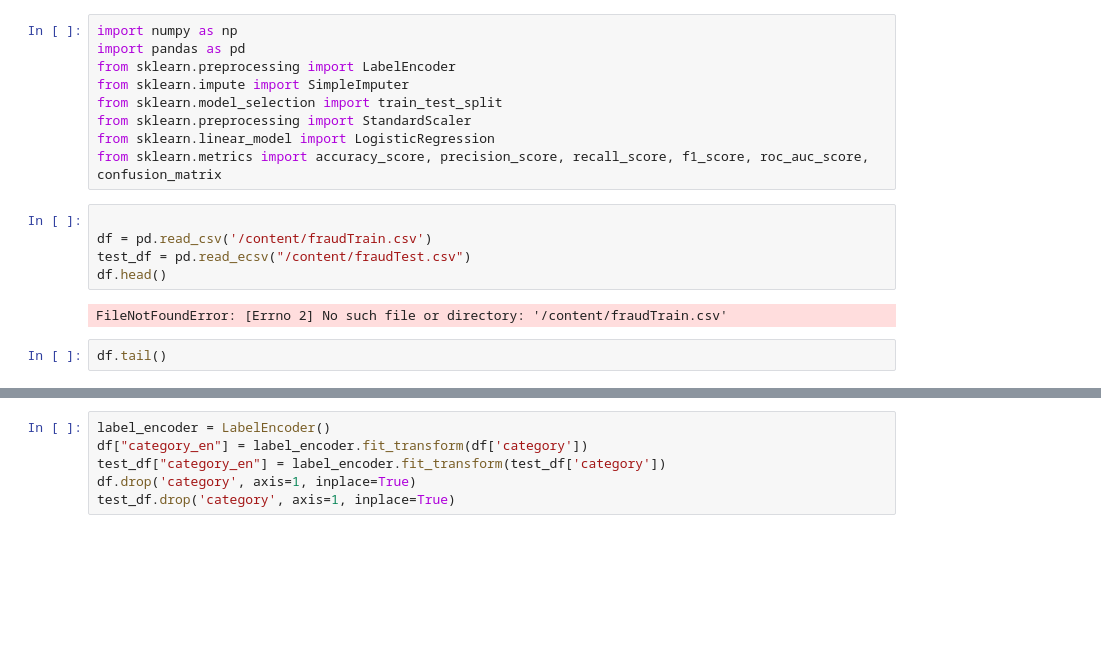
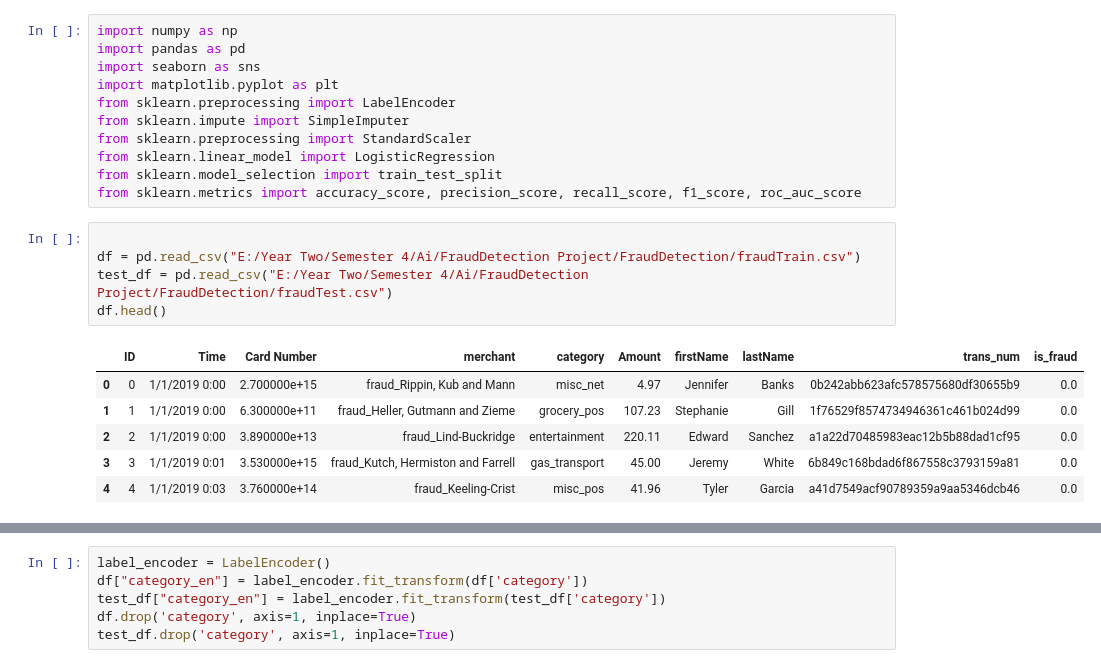
Before and after one commit to OmarKhaled04/FraudDetection, a Jupyter notebook: FraudDetection.ipynb, the cells around one changed output, grey strips where cells are left out. Cells and saved outputs as stored; diff of their text form; blank space fills up the shorter version.

Commit message:
LogisticRegression is done but confusion matrix is not going so well

```diff
--- a/FraudDetection.ipynb
+++ b/FraudDetection.ipynb
@@ -1,21 +1,26 @@
 # %%
 import numpy as np
 import pandas as pd
+import seaborn as sns
+import matplotlib.pyplot as plt
 from sklearn.preprocessing import LabelEncoder
 from sklearn.impute import SimpleImputer
-from sklearn.model_selection import train_test_split
 from sklearn.preprocessing import StandardScaler
 from sklearn.linear_model import LogisticRegression
-from sklearn.metrics import accuracy_score, precision_score, recall_score, f1_score, roc_auc_score, confusion_matrix
+from sklearn.model_selection import train_test_split
+from sklearn.metrics import accuracy_score, precision_score, recall_score, f1_score, roc_auc_score
 # %%
 
-df = pd.read_csv('/content/fraudTrain.csv')
-test_df = pd.read_ecsv("/content/fraudTest.csv")
+df = pd.read_csv("E:/Year Two/Semester 4/Ai/FraudDetection Project/FraudDetection/fraudTrain.csv")
+test_df = pd.read_csv("E:/Year Two/Semester 4/Ai/FraudDetection Project/FraudDetection/fraudTest.csv")
 df.head()
 # %% [output]
-FileNotFoundError: [Errno 2] No such file or directory: '/content/fraudTrain.csv'
+|  | ID | Time | Card Number | merchant | category | Amount | firstName | lastName | trans_num | is_fraud |
+| 0 | 0 | 1/1/2019 0:00 | 2.700000e+15 | fraud_Rippin, Kub and Mann | misc_net | 4.97 | Jennifer | Banks | 0b242abb623afc578575680df30655b9 | 0.0 |
+| 1 | 1 | 1/1/2019 0:00 | 6.300000e+11 | fraud_Heller, Gutmann and Zieme | grocery_pos | 107.23 | Stephanie | Gill | 1f76529f8574734946361c461b024d99 | 0.0 |
+| 2 | 2 | 1/1/2019 0:00 | 3.890000e+13 | fraud_Lind-Buckridge | entertainment | 220.11 | Edward | Sanchez | a1a22d70485983eac12b5b88dad1cf95 | 0.0 |
+| 3 | 3 | 1/1/2019 0:01 | 3.530000e+15 | fraud_Kutch, Hermiston and Farrell | gas_transport | 45.00 | Jeremy | White | 6b849c168bdad6f867558c3793159a81 | 0.0 |
+| 4 | 4 | 1/1/2019 0:03 | 3.760000e+14 | fraud_Keeling-Crist | misc_pos | 41.96 | Tyler | Garcia | a41d7549acf90789359a9aa5346dcb46 | 0.0 |
-# %%
-df.tail()
 # %%
 df.drop(columns=["ID", "merchant", "firstName", "lastName", "trans_num"], inplace=True)
 test_df.drop(columns=["ID", "merchant", "firstName", "lastName", "trans_num"], inplace=True)
```
Also changed, not shown: parts of 10 cells of this notebook.
